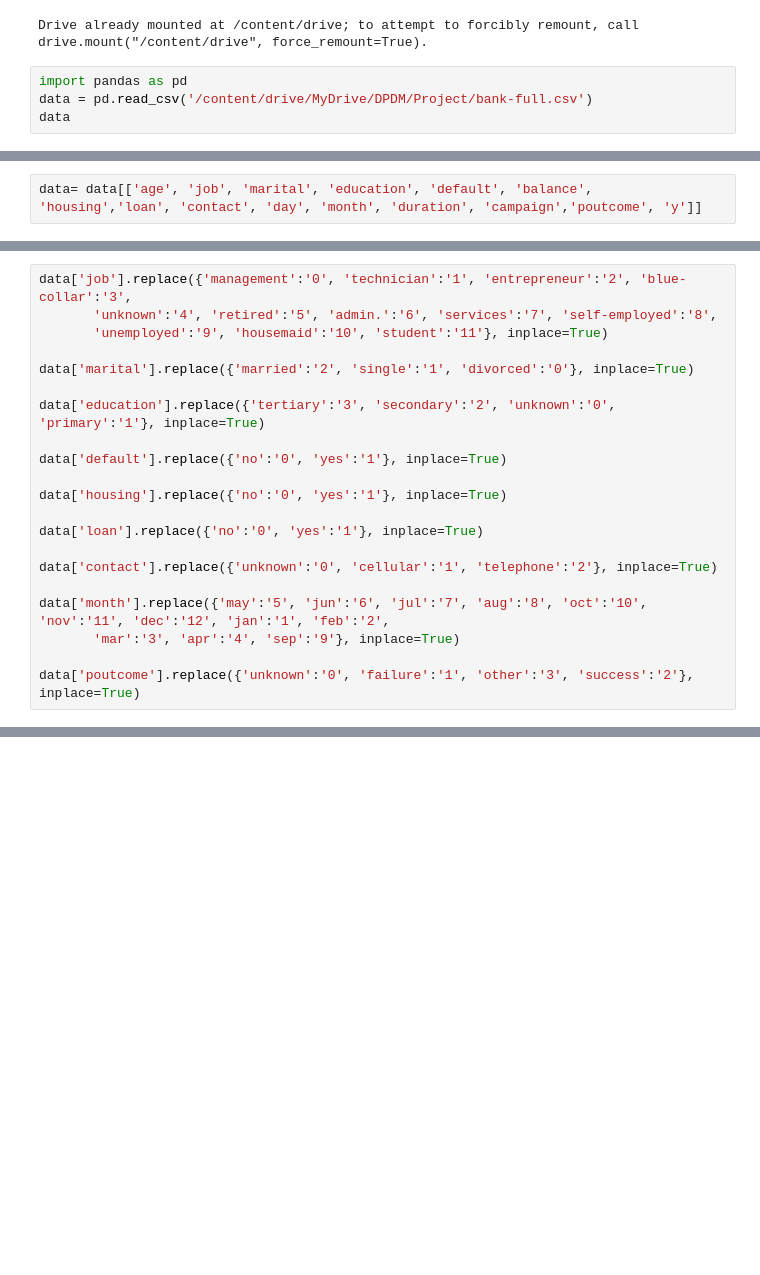
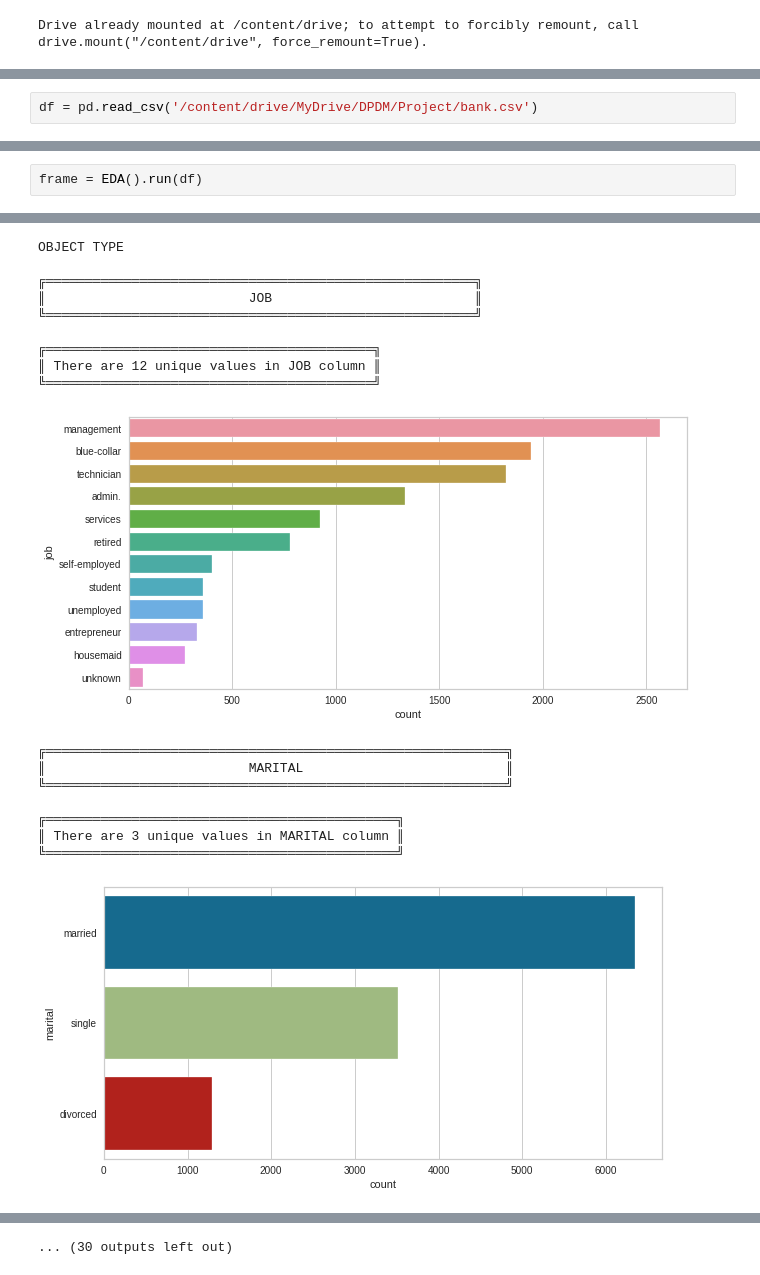
Before and after one commit to nxxk23/BasicProg_DataViz65, a Jupyter notebook: Project.ipynb, the cells around one changed output, grey strips where cells are left out. Drawn from its saved outputs; the diff is of its cells as text; blank space fills up the shorter version.

Commit message:
Project_group7

```diff
--- a/Project.ipynb
+++ b/Project.ipynb
@@ -5,7 +5,3 @@ from google.colab import drive
 drive.mount('/content/drive')
 # %% [output]
 Drive already mounted at /content/drive; to attempt to forcibly remount, call drive.mount("/content/drive", force_remount=True).
-# %%
-import pandas as pd
-data = pd.read_csv('/content/drive/MyDrive/DPDM/Project/bank-full.csv')
-data
@@ -26,2 +7,0 @@ data
-# %%
-data= data[['age', 'job', 'marital', 'education', 'default', 'balance', 'housing','loan', 'contact', 'day', 'month', 'duration', 'campaign','poutcome', 'y']]
@@ -41,21 +7,0 @@ array(['unknown', 'failure', 'other', 'success'], dtype=object)
-# %%
-data['job'].replace({'management':'0', 'technician':'1', 'entrepreneur':'2', 'blue-collar':'3',
-       'unknown':'4', 'retired':'5', 'admin.':'6', 'services':'7', 'self-employed':'8',
-       'unemployed':'9', 'housemaid':'10', 'student':'11'}, inplace=True)
-
-data['marital'].replace({'married':'2', 'single':'1', 'divorced':'0'}, inplace=True)
-
-data['education'].replace({'tertiary':'3', 'secondary':'2', 'unknown':'0', 'primary':'1'}, inplace=True)
-
-data['default'].replace({'no':'0', 'yes':'1'}, inplace=True)
-
-data['housing'].replace({'no':'0', 'yes':'1'}, inplace=True)
-
-data['loan'].replace({'no':'0', 'yes':'1'}, inplace=True)
-
-data['contact'].replace({'unknown':'0', 'cellular':'1', 'telephone':'2'}, inplace=True)
-
-data['month'].replace({'may':'5', 'jun':'6', 'jul':'7', 'aug':'8', 'oct':'10', 'nov':'11', 'dec':'12', 'jan':'1', 'feb':'2',
-       'mar':'3', 'apr':'4', 'sep':'9'}, inplace=True)
-
-data['poutcome'].replace({'unknown':'0', 'failure':'1', 'other':'3', 'success':'2'}, inplace=True)
@@ -125,0 +74,2 @@ Accuracy: 0.8696229127501935
+# %%
+df = pd.read_csv('/content/drive/MyDrive/DPDM/Project/bank.csv')
@@ -125,0 +179,3 @@ Accuracy: 0.8696229127501935
+# %%
+frame = EDA().run(df)
+# %% [output]
@@ -125,0 +183,18 @@ Accuracy: 0.8696229127501935
+OBJECT TYPE
+
+╔═══════════════════════════════════════════════════════╗
+║                          JOB                          ║
+╚═══════════════════════════════════════════════════════╝
+
+╔══════════════════════════════════════════╗
+║ There are 12 unique values in JOB column ║
+╚══════════════════════════════════════════╝
+[figure, added]
+╔═══════════════════════════════════════════════════════════╗
+║                          MARITAL                          ║
+╚═══════════════════════════════════════════════════════════╝
+
+╔═════════════════════════════════════════════╗
+║ There are 3 unique values in MARITAL column ║
+╚═════════════════════════════════════════════╝
+[figure, added]
@@ -125,0 +232 @@ Accuracy: 0.8696229127501935
+... (30 outputs left out)
```
Also changed, not shown: parts of 177 cells of this notebook.
